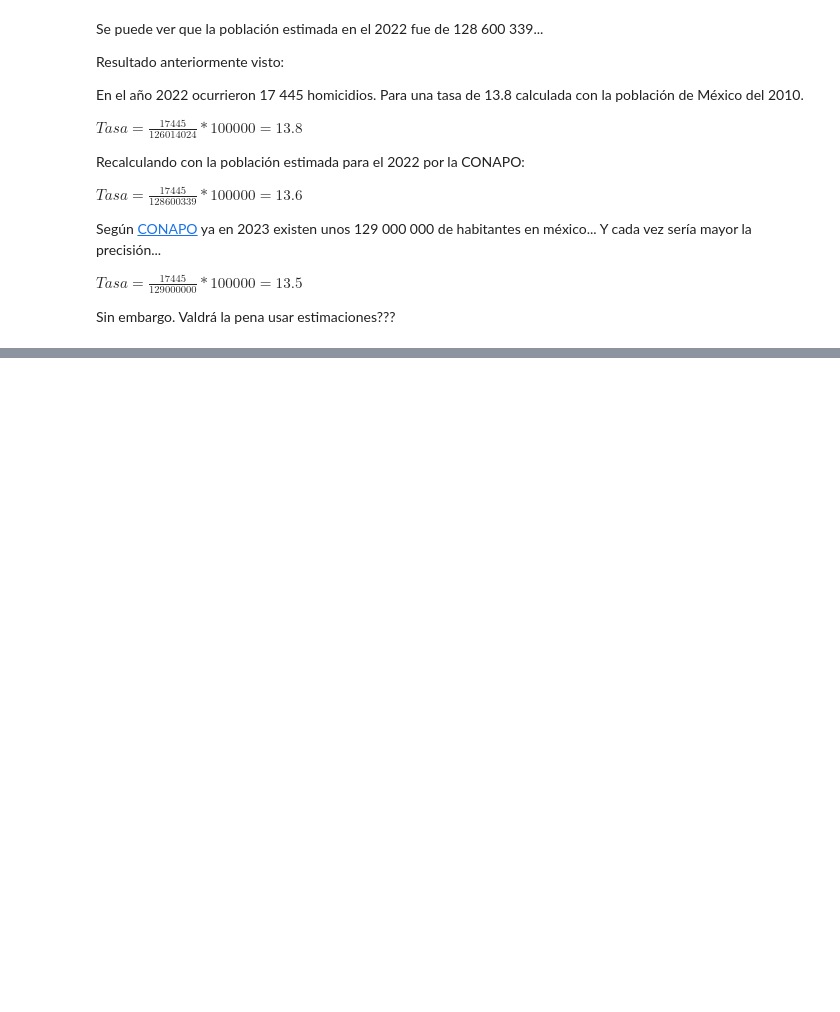
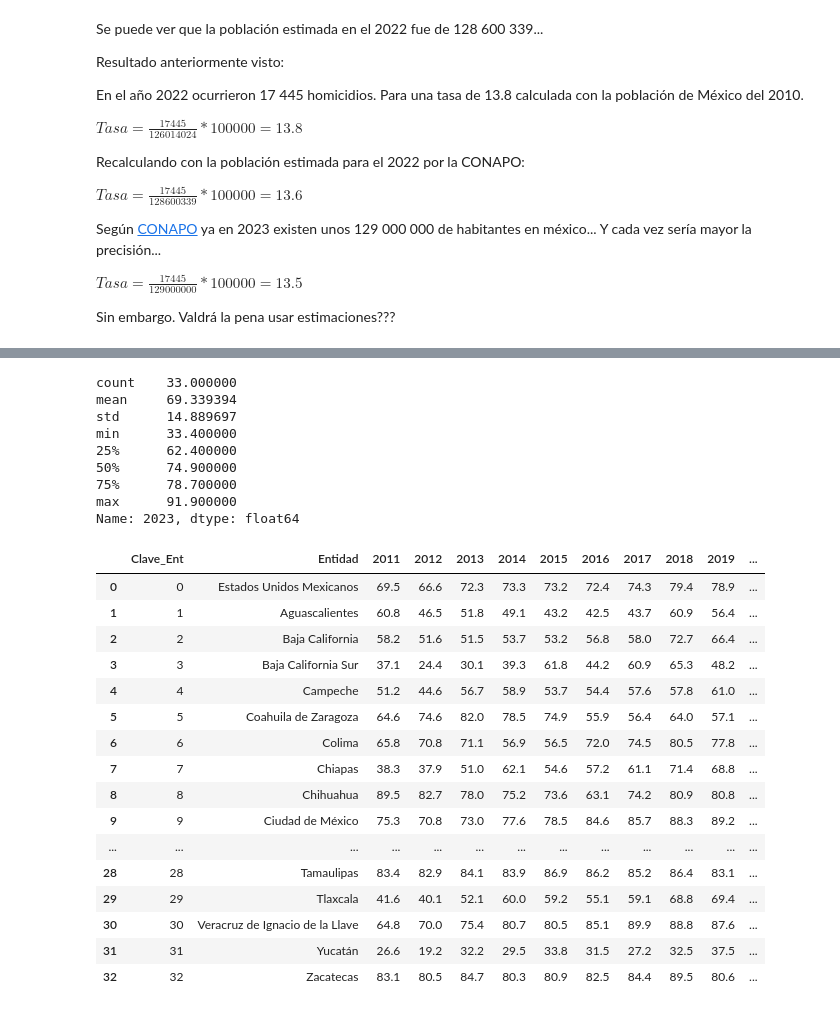
Before and after one commit to la-ciencia-del-delito/semaforo-delictivo, a Jupyter notebook: notebooks/Viowi.ipynb, the cells around one changed output, grey strips where cells are left out. Drawn from its saved outputs; the diff is of its cells as text; code cells hidden in the pictures; blank space fills up the shorter version.

```diff
--- a/notebooks/Viowi.ipynb
+++ b/notebooks/Viowi.ipynb
@@ -276,0 +940,33 @@ Sin embargo. Valdrá la pena usar estimaciones???
+# %%
+datos_percep = pd.read_excel("./data/data_percepcion_seguridad.xlsx",sheet_name = "Hoja_1", )
+# %%
+print(datos_percep[2023].describe())
+
+datos_percep
+# %% [output]
+count    33.000000
+mean     69.339394
+std      14.889697
+min      33.400000
+25%      62.400000
+50%      74.900000
+75%      78.700000
+max      91.900000
+Name: 2023, dtype: float64
+|  | Clave_Ent | Entidad | 2011 | 2012 | 2013 | 2014 | 2015 | 2016 | 2017 | 2018 | 2019 | ... |
+| 0 | 0 | Estados Unidos Mexicanos | 69.5 | 66.6 | 72.3 | 73.3 | 73.2 | 72.4 | 74.3 | 79.4 | 78.9 | ... |
+| 1 | 1 | Aguascalientes | 60.8 | 46.5 | 51.8 | 49.1 | 43.2 | 42.5 | 43.7 | 60.9 | 56.4 | ... |
+| 2 | 2 | Baja California | 58.2 | 51.6 | 51.5 | 53.7 | 53.2 | 56.8 | 58.0 | 72.7 | 66.4 | ... |
+| 3 | 3 | Baja California Sur | 37.1 | 24.4 | 30.1 | 39.3 | 61.8 | 44.2 | 60.9 | 65.3 | 48.2 | ... |
+| 4 | 4 | Campeche | 51.2 | 44.6 | 56.7 | 58.9 | 53.7 | 54.4 | 57.6 | 57.8 | 61.0 | ... |
+| 5 | 5 | Coahuila de Zaragoza | 64.6 | 74.6 | 82.0 | 78.5 | 74.9 | 55.9 | 56.4 | 64.0 | 57.1 | ... |
+| 6 | 6 | Colima | 65.8 | 70.8 | 71.1 | 56.9 | 56.5 | 72.0 | 74.5 | 80.5 | 77.8 | ... |
+| 7 | 7 | Chiapas | 38.3 | 37.9 | 51.0 | 62.1 | 54.6 | 57.2 | 61.1 | 71.4 | 68.8 | ... |
+| 8 | 8 | Chihuahua | 89.5 | 82.7 | 78.0 | 75.2 | 73.6 | 63.1 | 74.2 | 80.9 | 80.8 | ... |
+| 9 | 9 | Ciudad de México | 75.3 | 70.8 | 73.0 | 77.6 | 78.5 | 84.6 | 85.7 | 88.3 | 89.2 | ... |
+| ... | ... | ... | ... | ... | ... | ... | ... | ... | ... | ... | ... | ... |
+| 28 | 28 | Tamaulipas | 83.4 | 82.9 | 84.1 | 83.9 | 86.9 | 86.2 | 85.2 | 86.4 | 83.1 | ... |
+| 29 | 29 | Tlaxcala | 41.6 | 40.1 | 52.1 | 60.0 | 59.2 | 55.1 | 59.1 | 68.8 | 69.4 | ... |
+| 30 | 30 | Veracruz de Ignacio de la Llave | 64.8 | 70.0 | 75.4 | 80.7 | 80.5 | 85.1 | 89.9 | 88.8 | 87.6 | ... |
+| 31 | 31 | Yucatán | 26.6 | 19.2 | 32.2 | 29.5 | 33.8 | 31.5 | 27.2 | 32.5 | 37.5 | ... |
+| 32 | 32 | Zacatecas | 83.1 | 80.5 | 84.7 | 80.3 | 80.9 | 82.5 | 84.4 | 89.5 | 80.6 | ... |
```
Also changed, not shown: parts of 47 cells of this notebook, 1 other file.
